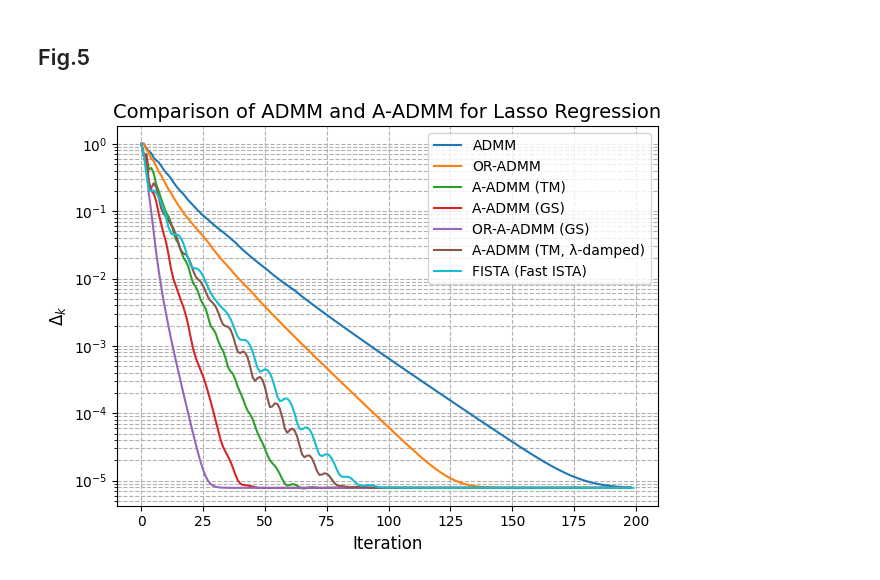
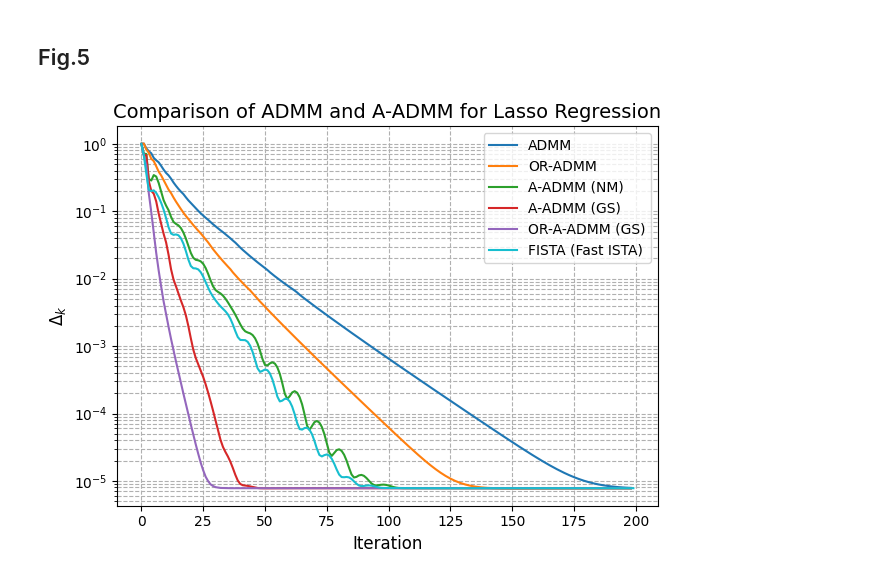
Before and after one commit to Meisam-Tavakoli-97/2025-accelerated-admm, a Jupyter notebook: src/lasso_regression.ipynb, the cells around one changed output. Cells and saved outputs as stored; diff of their text form; code cells hidden in the pictures.

Commit message:
Add A-ADMM (NM) to the LASSO benchmark algorithms

```diff
--- a/src/lasso_regression.ipynb
+++ b/src/lasso_regression.ipynb
@@ -39,20 +39,6 @@ def A_ADMM_Lasso(A, b, L, m_strong, algo, tau, max_iters, tol, x_star):
         v1 = 1/L
         v2 = (np.sqrt(kappa)-1)/(np.sqrt(kappa)+1)
         alpha = 1
-
-    elif algo=='A-ADMM (TM)':
-        gamma = 1-(1/np.sqrt(kappa))
-        v1 = (1+gamma)/L
-        v2 = 1*(gamma**2)/(2-gamma)
-        alpha = 1
-
-
-    elif algo=='A-ADMM (TM, λ-damped)':
-        gamma = 1-(1/np.sqrt(kappa))
-        v1 = (1+gamma)/L
-        v2 = 1*(gamma**2)/(2-gamma)
-        alpha = 1
-        damp = 0.5
 
 
     elif algo=='A-ADMM (GS)':
@@ -87,13 +73,8 @@ def A_ADMM_Lasso(A, b, L, m_strong, algo, tau, max_iters, tol, x_star):
                                         -(alpha-1)*(1+v2)* z[:, k] + (alpha-1)*v2*z[:, k - 1]
                                          -(1 + v2) * u[:, k] + v2 * u[:, k - 1], tau*v1)
 
-        if algo == 'A-ADMM (TM, λ-damped)' or algo == 'A-ADMM (GS, λ-damped)':
-            u[:, k + 1] = (alpha*x[:, k + 1] +(alpha-1)*(1+v2)* z[:, k] - (alpha-1)*v2*z[:, k - 1] + z[:, k + 1]
-                            + (1 + v2 + 1) * u[:, k] - v2 * u[:, k - 1])*damp
 
-
-        else:
-            u[:, k + 1] = alpha*x[:, k + 1] +(alpha-1)*(1+v2)* z[:, k] - (alpha-1)*v2*z[:, k - 1] + z[:, k + 1] + (1 + v2) * u[:, k] - v2 * u[:, k - 1]
+        u[:, k + 1] = alpha*x[:, k + 1] +(alpha-1)*(1+v2)* z[:, k] - (alpha-1)*v2*z[:, k - 1] + z[:, k + 1] + (1 + v2) * u[:, k] - v2 * u[:, k - 1]
         residuals[k] = np.linalg.norm(x[:, k + 1] - x_star, ord=2) / denom
 
         if residuals[k] < tol:
@@ -185,7 +166,7 @@ def init_problem(seed):
 max_iter = 200
 tol=1e-8
 
-algos = ['ADMM', 'OR-ADMM', 'A-ADMM (TM)', 'A-ADMM (GS)', 'OR-A-ADMM (GS)', 'A-ADMM (TM, λ-damped)']
+algos = ['ADMM', 'OR-ADMM', 'A-ADMM (NM)', 'A-ADMM (GS)', 'OR-A-ADMM (GS)']
 
 residuals = {algo: [] for algo in algos}
 xxs = {algo: [] for algo in algos}
@@ -195,31 +176,31 @@ residuals['FISTA'] = []
 A, b, L, m_strong, tau, x_star = init_problem(seed=1)
 
 
 for algo in algos:
     residuals[algo], xxs[algo], zzs[algo] = A_ADMM_Lasso(A, b, L, m_strong, algo, tau, max_iter, tol, x_star)
 
 x_fista, residuals_fista = FISTA_Lasso(A, b, L, m_strong, tau, max_iter, tol, x_star)
 
 
 # Lasso Regression Figure (Fig. 4.)
 
 plt.yscale("log")
 plt.xlabel(r"Iteration", fontsize=12)
 plt.ylabel(r"Residual / Theoretical Decay", fontsize=12)
 plt.ylabel(r"$\Delta_k$", fontsize=12)
 plt.grid(True, which="both", linestyle="--")
 plt.title(r'Comparison of ADMM and A-ADMM for Lasso Regression', fontsize=14)
 plt.legend(loc='upper left', bbox_to_anchor=(1.02, 1), fontsize=9, borderaxespad=0.)
 for algo in algos:
     y = residuals[algo]
     plt.plot(
         y,
         label=f"{algo}"
     )
     plt.legend()
 plt.plot(residuals_fista, label="FISTA (Fast ISTA)", color="C9")
 plt.legend()
 plt.tight_layout()
 plt.show()
 # %% [output]
-[figure, old version]
+[figure, new version]
```
